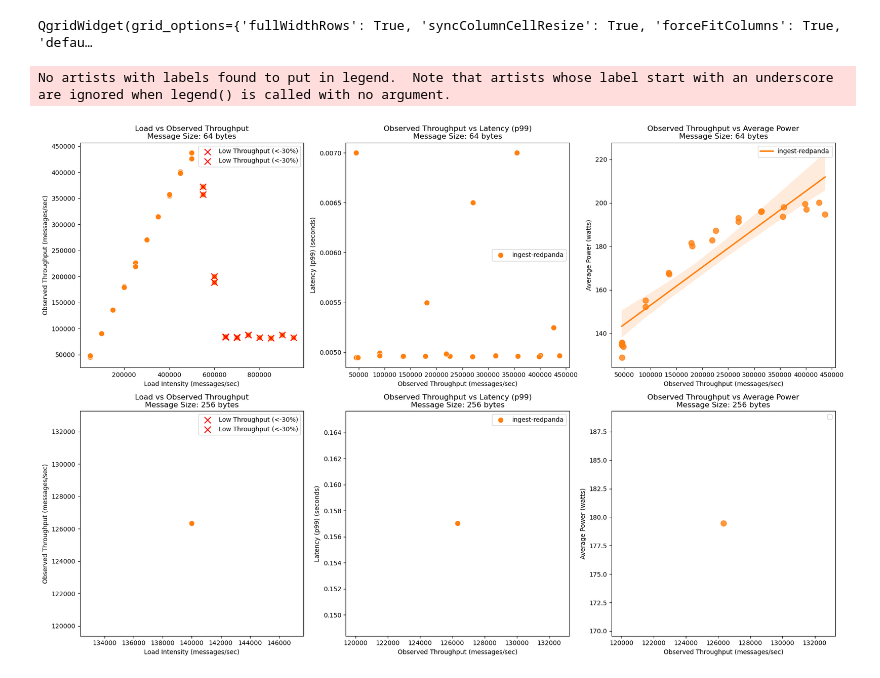
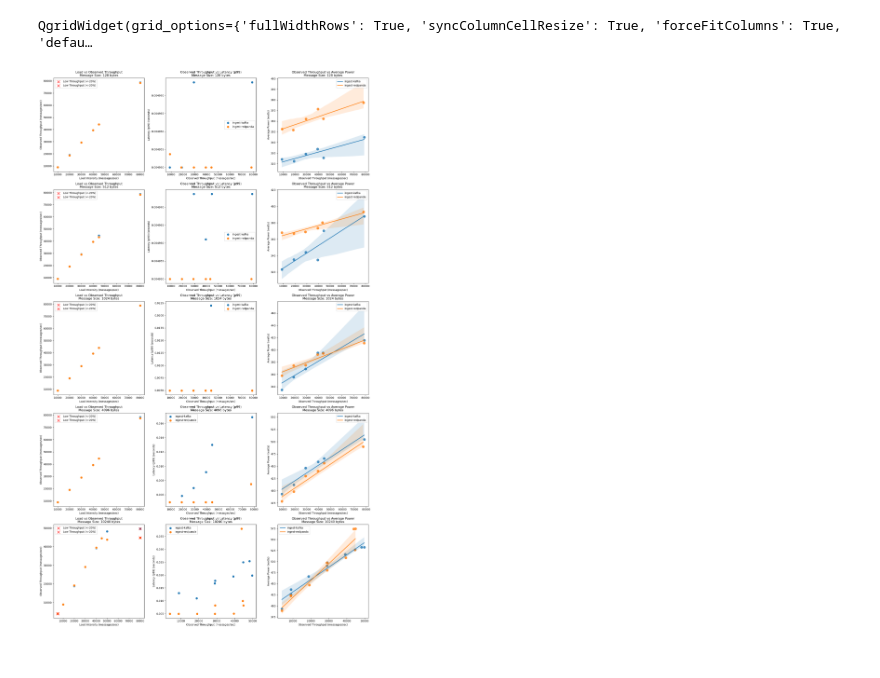
Before and after one commit to stream-energy/greenflow, a Jupyter notebook: analysis.ipynb, the cells around one changed output. Drawn from its saved outputs; the diff is of its cells as text; code cells hidden in the pictures.

```diff
--- a/analysis.ipynb
+++ b/analysis.ipynb
@@ -27,7 +27,7 @@ exp_ids = sorted(
     reverse=True,
 )
 results = []
-cutoff = '2024-06-20T16:19:16.465456+02:00'
+cutoff = "2024-06-25T19:44:26.378015+02:00"
 
 for index, _ in enumerate(exp_ids):
     current = exp_ids[index]
@@ -44,12 +44,12 @@ for index, _ in enumerate(exp_ids):
         if k
         in [
             "load",
-            "instances",
+            # "instances",
             "durationSeconds",
             "messageSize",
-            "partitions",
-            "replicationFactor",
-            "redpanda_write_caching"
+            # "partitions",
+            # "replicationFactor",
+            # "redpanda_write_caching",
         ]
     }
     if "results" in metadata:
@@ -59,6 +59,7 @@ for index, _ in enumerate(exp_ids):
     current_result = {
         "exp_id": current,
         "exp_name": experiments[current]["exp_name"],
+        "exp_description": experiments[current]["experiment_description"],
         "started_ts": started_ts_string,
         "stopped_ts": stopped_ts_string,
         # "duration_from_ts": stopped_ts.diff(started_ts).in_seconds(),
@@ -68,9 +69,14 @@ for index, _ in enumerate(exp_ids):
     }
 
     if started_ts >= pendulum.parse(cutoff):
-        results.append(current_result)
+        if "Warmup" not in current_result["exp_description"]:
+            if "Montcalm" in current_result["exp_description"]:
+                if current_result["messageSize"] in [128, 512, 1024, 4096, 10240]:
+                    if "proportionality" in current_result["exp_description"]:
+                        results.append(current_result)
 
 results = pd.DataFrame(results)
+# results = results[results["redpanda_write_caching"] ==True]
 # Reindex with exp_id
 results = results.set_index("exp_id")
 # print(results[:25].to_csv())
@@ -139,13 +114,16 @@ qgrid_widget = qgrid.show_grid(redpanda_kafka_data, show_toolbar=True)
 qgrid_widget
 # %% [output]
 QgridWidget(grid_options={'fullWidthRows': True, 'syncColumnCellResize': True, 'forceFitColumns': True, 'defau…
+# %%
+import matplotlib.pyplot as plt
+import seaborn as sns
+
+redpanda_kafka_data = qgrid_widget.get_changed_df()
+
+# Set the threshold for significantly lower throughput
+throughput_threshold = -20
+latency_threshold = 1.5
 # %%
-import matplotlib.pyplot as plt
-import seaborn as sns
-
-# Set the threshold for significantly lower throughput
-throughput_threshold = -30
-latency_threshold = 1.5
 
 # Get unique message sizes
 message_sizes = redpanda_kafka_data['messageSize'].unique()
@@ -177,39 +155,40 @@ for j, message_size in enumerate(message_sizes):
     # Filter out instances with significantly lower throughput or higher latency for each experiment and message size
     filtered_data = {}
     for exp_name in ['ingest-kafka', 'ingest-redpanda']:
-        filtered_data[exp_name] = size_data[
-            (size_data['exp_name'] == exp_name) &
-            (size_data['throughput_gap_percentage'] >= throughput_threshold) &
-            (size_data['latency_p99'] <= latency_threshold)
-        ]
+        filtered_data[exp_name] = size_data[size_data['exp_name'] == exp_name]
+    # for exp_name in ['ingest-kafka', 'ingest-redpanda']:
+    #     filtered_data[exp_name] = size_data[
+    #         (size_data['exp_name'] == exp_name) &
+    #         (size_data['throughput_gap_percentage'] >= throughput_threshold) &
+    #         (size_data['latency_p99'] <= latency_threshold)
+    #     ]
 
     # Plot observed throughput vs latency (filtered data)
     for i, exp_name in enumerate(['ingest-kafka', 'ingest-redpanda']):
         data = filtered_data[exp_name]
         sns.scatterplot(x='observed_throughput', y='latency_p99', data=data,
                         s=80, ax=axs[j, 1], label=exp_name)
 
     axs[j, 1].set_title(f'Observed Throughput vs Latency (p99)\nMessage Size: {message_size} bytes')
     axs[j, 1].set_xlabel('Observed Throughput (messages/sec)')
     axs[j, 1].set_ylabel('Latency (p99) (seconds)')
     axs[j, 1].legend()
 
     # Plot observed throughput vs average power (filtered data)
     for i, exp_name in enumerate(['ingest-kafka', 'ingest-redpanda']):
         data = filtered_data[exp_name]
         sns.regplot(x='observed_throughput', y='average_power', data=data,
                     scatter_kws={'s': 80}, line_kws={'label': exp_name}, ax=axs[j, 2])
 
     axs[j, 2].set_title(f'Observed Throughput vs Average Power\nMessage Size: {message_size} bytes')
     axs[j, 2].set_xlabel('Observed Throughput (messages/sec)')
     axs[j, 2].set_ylabel('Average Power (watts)')
     axs[j, 2].legend()
 
 # Adjust spacing between subplots
 plt.tight_layout()
 
 # Show the plot
 plt.show()
 # %% [output]
-No artists with labels found to put in legend.  Note that artists whose label start with an underscore are ignored when legend() is called with no argument.
-[figure, old version]
+[figure, new version]
```
Also changed, not shown: parts of 1 cell of this notebook, 17 other files.
